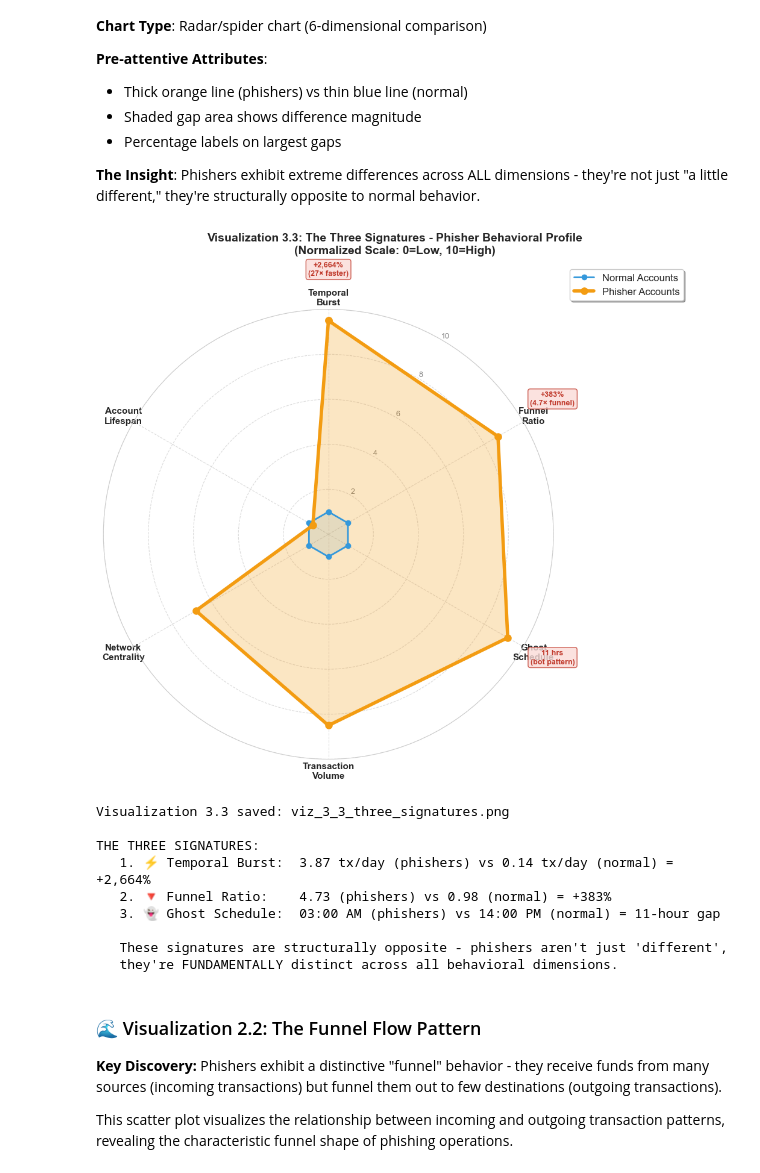
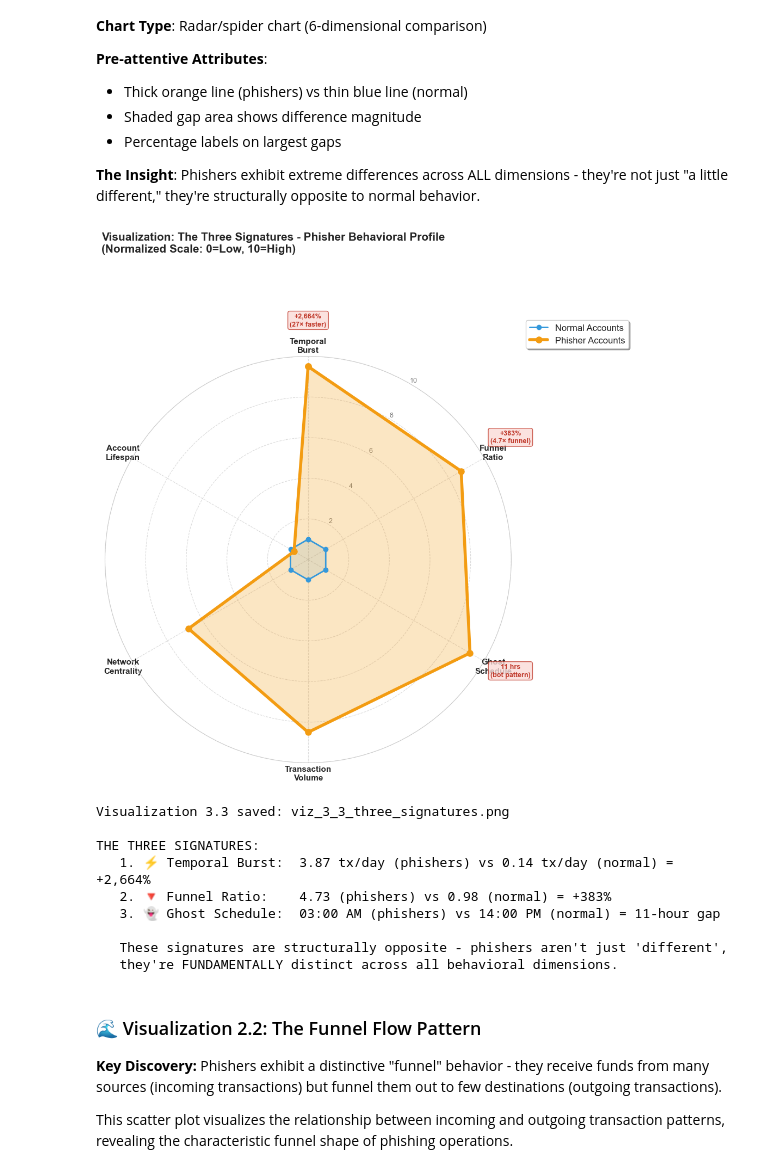
Before and after one commit to HelcurtLordno1/Blockchain-Fraud-Detection-The-Power-of-Data-Preparation, a Jupyter notebook: data_storytelling_notebook/02_explanatory_journey.ipynb, the cells around one changed output. Cells and saved outputs as stored; diff of their text form; code cells hidden in the pictures.

```diff
--- a/data_storytelling_notebook/02_explanatory_journey.ipynb
+++ b/data_storytelling_notebook/02_explanatory_journey.ipynb
@@ -521,36 +520,36 @@ ax.grid(True, linestyle='--', alpha=0.7)
 # Add legend
 ax.legend(loc='upper right', bbox_to_anchor=(1.3, 1.1), fontsize=12, frameon=True, shadow=True)
 
 # Title
-fig.suptitle('Visualization 3.3: The Three Signatures - Phisher Behavioral Profile\n(Normalized Scale: 0=Low, 10=High)',
-         fontsize=14, fontweight='bold', y=0.95)
+fig.suptitle('Visualization: The Three Signatures - Phisher Behavioral Profile\n(Normalized Scale: 0=Low, 10=High)',
+             fontsize=15, fontweight='bold', y=1.05, x=0.01, ha='left')
 
 # Add annotations for key differences
 annotations = [
     (angles[0], 10, '+2,664%\n(27× faster)'),
     (angles[1], 10, '+383%\n(4.7× funnel)'),
     (angles[2], 10, '11 hrs\n(bot pattern)')
 ]
 
 for angle, value, text in annotations:
     ax.annotate(text, xy=(angle, value), xytext=(angle, value + 1.5),
                fontsize=9, fontweight='bold', color='#C0392B',
                ha='center',
                bbox=dict(boxstyle='round,pad=0.3', facecolor='#FADBD8', alpha=0.8, edgecolor='#C0392B'))
 
 plt.tight_layout()
 plt.savefig('save_image_story/viz_3_3_three_signatures.png', dpi=300, bbox_inches='tight')
 plt.show()
 
 print("Visualization 3.3 saved: viz_3_3_three_signatures.png")
 print("\nTHE THREE SIGNATURES:")
 print("   1. ⚡ Temporal Burst:  3.87 tx/day (phishers) vs 0.14 tx/day (normal) = +2,664%")
 print("   2. 🔻 Funnel Ratio:    4.73 (phishers) vs 0.98 (normal) = +383%")
 print("   3. 👻 Ghost Schedule:  03:00 AM (phishers) vs 14:00 PM (normal) = 11-hour gap")
 print("\n   These signatures are structurally opposite - phishers aren't just 'different',")
 print("   they're FUNDAMENTALLY distinct across all behavioral dimensions.")
 # %% [output]
-[figure, old version]
+[figure, new version]
 Visualization 3.3 saved: viz_3_3_three_signatures.png
 
 THE THREE SIGNATURES:
```
Also changed, not shown: parts of 4 cells of this notebook, 2 other files.
